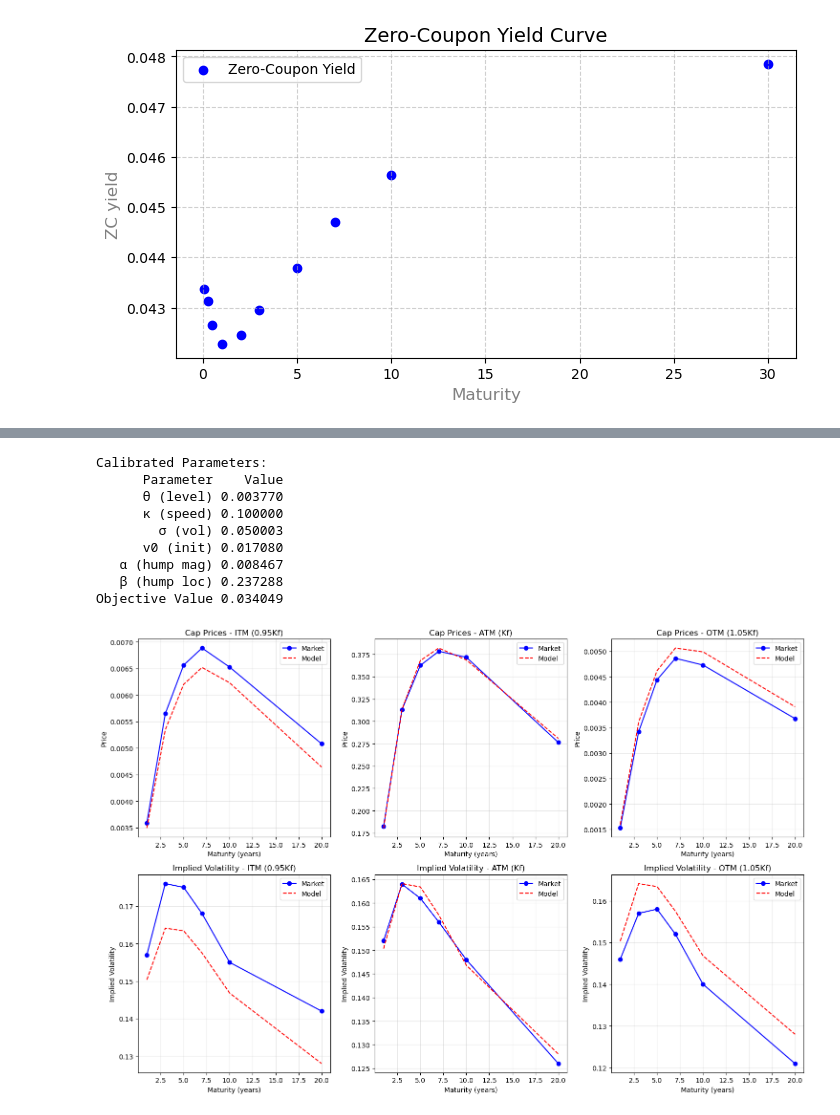
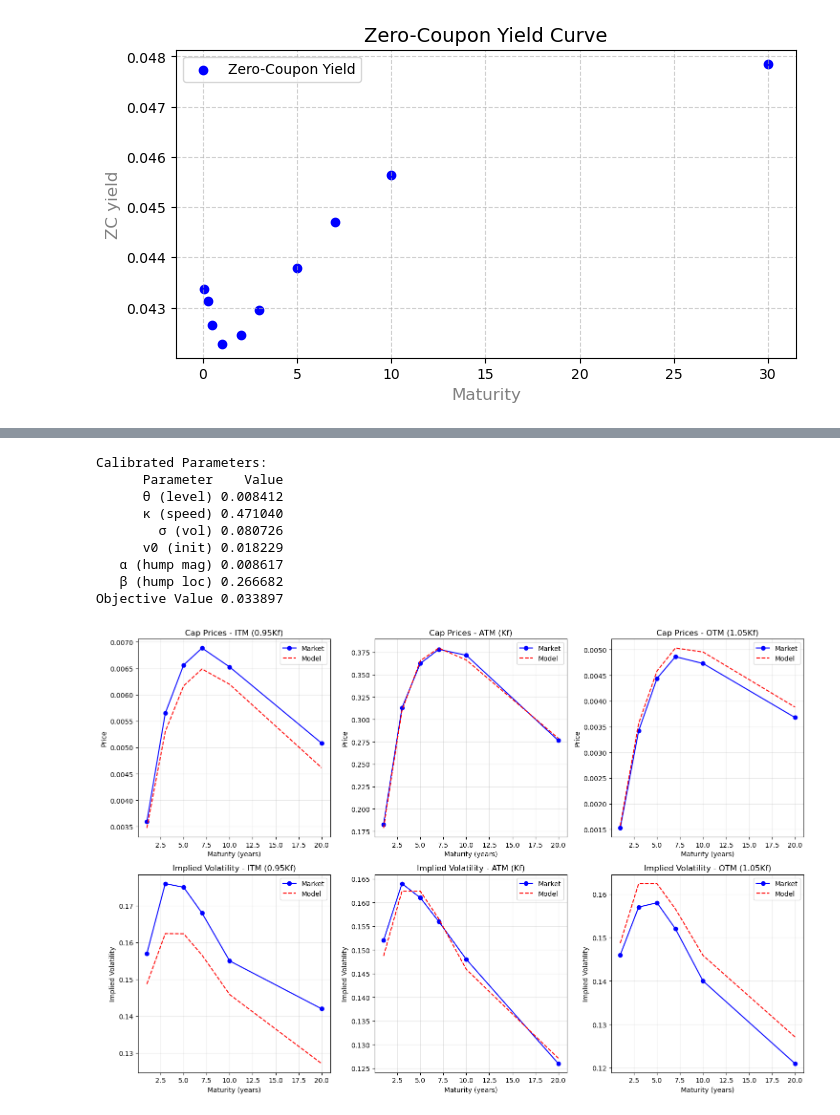
Before and after one commit to fangsitang/fixed_income, a Jupyter notebook: PartA Q1Q2Q3.ipynb, the cells around one changed output, grey strips where cells are left out. Drawn from its saved outputs; the diff is of its cells as text; code cells hidden in the pictures.

```diff
--- a/PartA Q1Q2Q3.ipynb
+++ b/PartA Q1Q2Q3.ipynb
@@ -196,10 +196,10 @@ def objective_function(params, maturities, yields, weighted=True):
     if weighted:
         # Apply weights: 1/t for short end, t for long end
         # Use maturity of 2 years as the threshold between short and long end
-        threshold = 2.0
+        threshold = 1.0
         weights = np.where(maturities <= threshold,
-                          1/maturities,  # Short end: weight by 1/t
-                          maturities)    # Long end: weight by t
+                          1/maturities,  # Short end: weight by 1/t, for 1m, 3m, 6m, 1yr, Bills
+                          maturities)    # Long end: weight by t, for 2yr,3yr,5yr,7yr,10yr,30yr, Bonds
 
         # Apply weights to squared errors
         weighted_errors = errors * errors * weights
@@ -306,7 +306,7 @@ from scipy.interpolate import interp1d
 import pandas as pd
 
 class ImprovedBrigoMercurio:
-    def __init__(self, t=0.003):
+    def __init__(self, t = 0.003):
         self.t = t
         self.K_ratios = [0.95, 1.0, 1.05]
         self.T_years = [1, 3, 5, 7, 10, 20]
@@ -343,7 +343,7 @@ class ImprovedBrigoMercurio:
         return -(1/dt) * np.log(P_T_plus_dt/P_T)
 
     def black_formula(self, F, K, T, sigma, P_T):
-        """Black's formula for cap price"""
+        """Black's formula for market cap price"""
         if abs(F - K) < 1e-10:
             return P_T * sigma * np.sqrt(T/2*np.pi)
 
@@ -402,10 +402,7 @@ class ImprovedBrigoMercurio:
         return model_caps, model_vols, market_caps
 
     def objective_function(self, params):
-        """
-        Enhanced objective function with both price and volatility fitting
-        Adds more weight to volatility fitting
-        """
+
         model_caps, model_vols, market_caps = self.calculate_model_quantities(params)
 
         # Price error
@@ -415,20 +412,7 @@ class ImprovedBrigoMercurio:
                 if market_caps[i, j] != 0:
                     relative_error = (model_caps[i, j] - market_caps[i, j]) / market_caps[i, j]
                     price_error += relative_error ** 2
-
-        # Volatility error (with higher weight)
-        vol_error = 0
-        for i in range(len(self.T_years)):
-            for j in range(len(self.K_ratios)):
-                relative_error = (model_vols[i, j] - self.vol_market[i, j]) / self.vol_market[i, j]
-                vol_error += relative_error ** 2
-
-        # Regularization term for stability
-        theta, kappa, sigma, v0, alpha, beta = params
-        regularization = 0.01 * (theta**2 + kappa**2 + sigma**2 + v0**2 + alpha**2 + beta**2)
-
-        # Combined objective with higher weight on volatility fitting
-        return 0.3 * price_error + 0.6 * vol_error + 0.1 * regularization
+        return price_error
 
     def calibrate(self):
         """Calibrate model with enhanced parameters"""
@@ -489,38 +473,38 @@ class ImprovedBrigoMercurio:
             ax.set_xlabel('Maturity (years)')
             ax.set_ylabel('Implied Volatility')
             ax.grid(True, alpha=0.3)
             ax.legend()
 
         plt.tight_layout()
         plt.show()
 
 def main():
     model = ImprovedBrigoMercurio()
     result = model.calibrate()
 
     # Display parameters
     param_names = ['θ (level)', 'κ (speed)', 'σ (vol)', 'v0 (init)',
                   'α (hump mag)', 'β (hump loc)']
     param_data = [[name, f"{val:.6f}"] for name, val in zip(param_names, result.x)]
     param_data.append(['Objective Value', f"{result.fun:.6f}"])
 
     df_params = pd.DataFrame(param_data, columns=['Parameter', 'Value'])
     print("\nCalibrated Parameters:")
     print(df_params.to_string(index=False))
 
     # Plot results
     model.plot_results(result.x)
 
 if __name__ == "__main__":
     main()
 # %% [output]
 Calibrated Parameters:
       Parameter    Value
-      θ (level) 0.003770
-      κ (speed) 0.100000
-        σ (vol) 0.050003
-      v0 (init) 0.017080
-   α (hump mag) 0.008467
-   β (hump loc) 0.237288
-Objective Value 0.034049
+      θ (level) 0.008412
+      κ (speed) 0.471040
+        σ (vol) 0.080726
+      v0 (init) 0.018229
+   α (hump mag) 0.008617
+   β (hump loc) 0.266682
+Objective Value 0.033897
-[figure, old version]
+[figure, new version]
```
Also changed, not shown: parts of 7 cells of this notebook.
